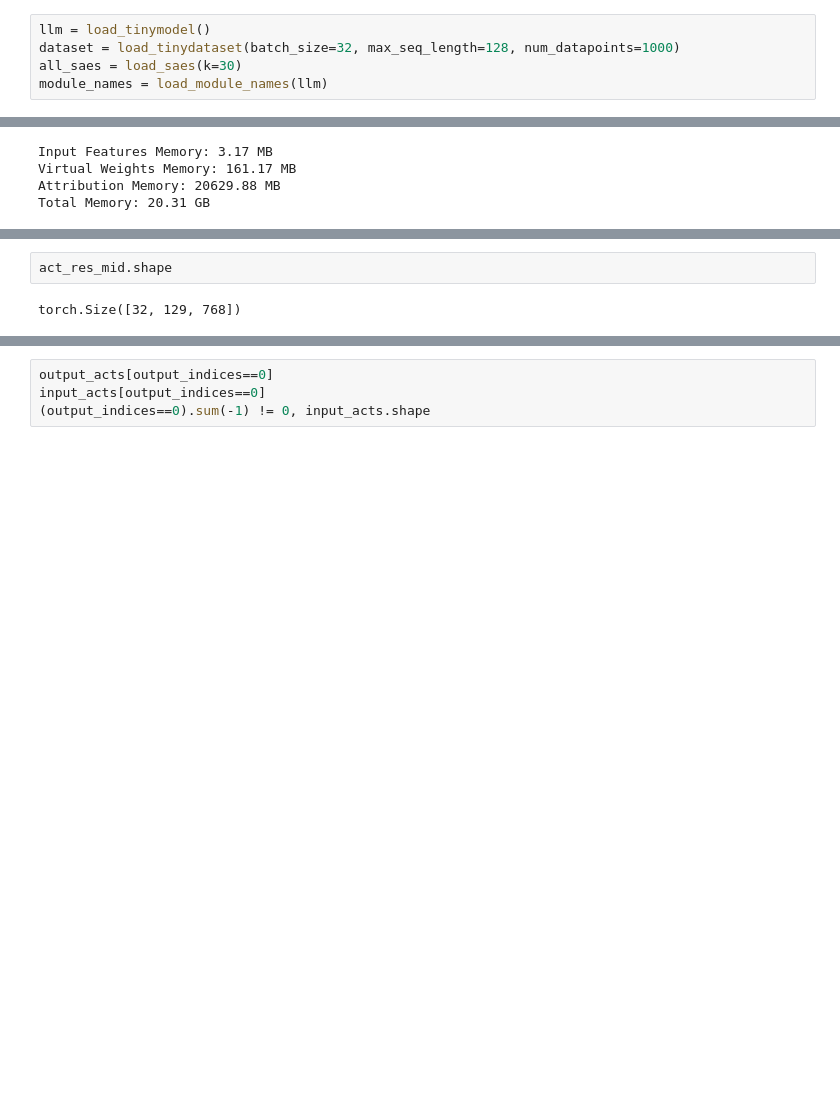
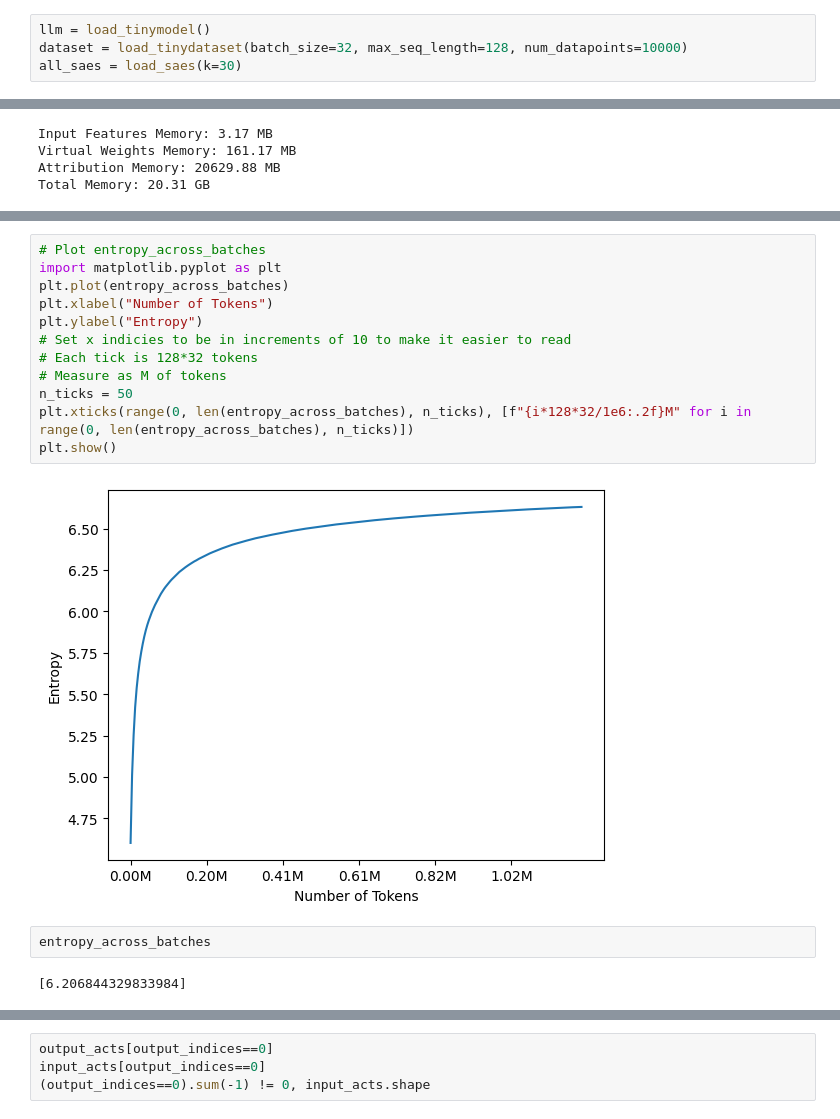
Before and after one commit to jannik-brinkmann/dictionary_learning, a Jupyter notebook: notebooks/sparse_attribution.ipynb, the cells around one changed output, grey strips where cells are left out. Cells and saved outputs as stored; diff of their text form; blank space fills up the shorter version.

Commit message:
Produced Approximated Entropy over full distribution graph

```diff
--- a/notebooks/sparse_attribution.ipynb
+++ b/notebooks/sparse_attribution.ipynb
@@ -4,8 +4,7 @@ import torch
 device = torch.device("cuda" if torch.cuda.is_available() else "cpu")
 # %%
 llm = load_tinymodel()
-dataset = load_tinydataset(batch_size=32, max_seq_length=128, num_datapoints=1000)
+dataset = load_tinydataset(batch_size=32, max_seq_length=128, num_datapoints=10000)
 all_saes = load_saes(k=30)
-module_names = load_module_names(llm)
 # %% [output]
 Failed to tokenize 0 tokens
@@ -88,4 +174,18 @@ for batch_ind, batch in enumerate(dataset):
-# %%
-act_res_mid.shape
-# %% [output]
-torch.Size([32, 129, 768])
+# %%
+# Plot entropy_across_batches
+import matplotlib.pyplot as plt
+plt.plot(entropy_across_batches)
+plt.xlabel("Number of Tokens")
+plt.ylabel("Entropy")
+# Set x indicies to be in increments of 10 to make it easier to read
+# Each tick is 128*32 tokens
+# Measure as M of tokens
+n_ticks = 50
+plt.xticks(range(0, len(entropy_across_batches), n_ticks), [f"{i*128*32/1e6:.2f}M" for i in range(0, len(entropy_across_batches), n_ticks)])
+plt.show()
+# %% [output]
+[figure, added]
+# %%
+entropy_across_batches
+# %% [output]
+[6.206844329833984]
```
Also changed, not shown: parts of 10 cells of this notebook, 1 other file.
